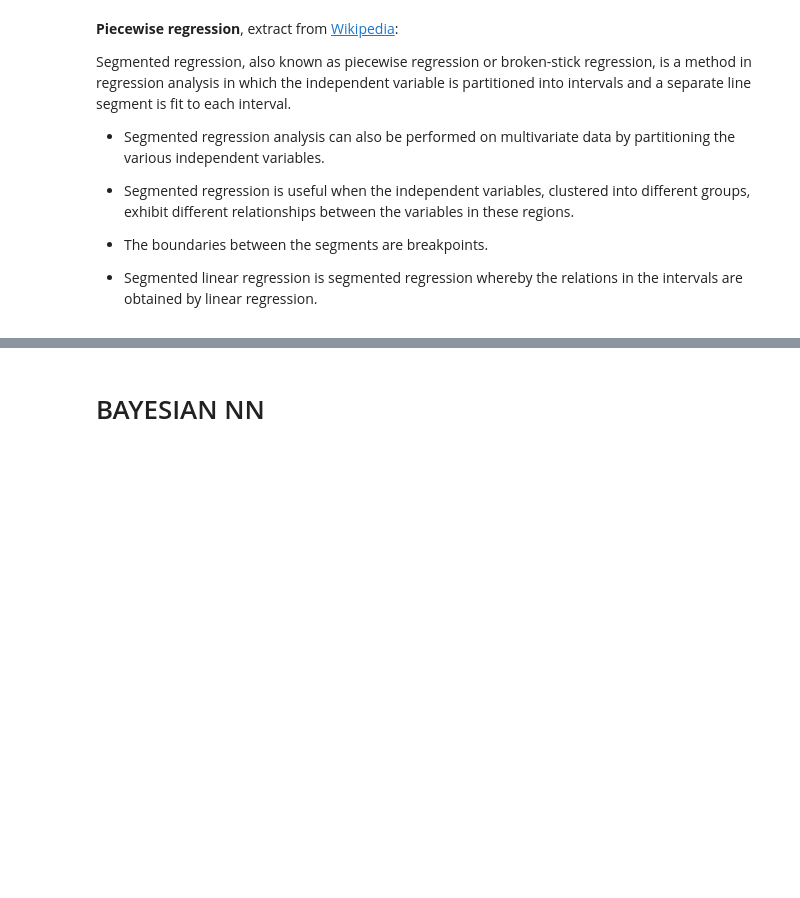
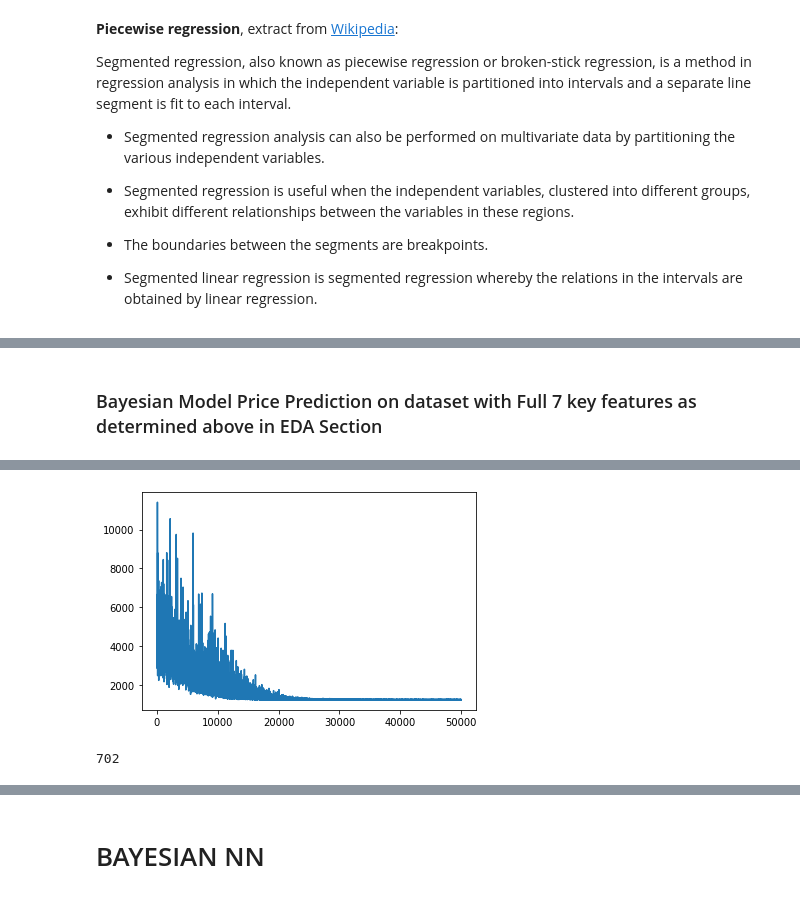
Before and after one commit to rb2022/ET5003_SEM1_2021-2, a Jupyter notebook: ET5003_Kaggle_RobertBarrett_20157347.ipynb, the cells around one changed output, grey strips where cells are left out. Saved outputs shown, nothing was run; the diff lists cells and outputs as text; code cells hidden in the pictures; blank space fills up the shorter version.

```diff
--- a/ET5003_Kaggle_RobertBarrett_20157347.ipynb
+++ b/ET5003_Kaggle_RobertBarrett_20157347.ipynb
@@ -839,0 +828,4 @@ Your comments, explanation, and references here.
+# %%
+df_train['Price'] = train_data['Price'] # put original pice back in the dataset
+# %% [markdown]
+### Bayesian Model Price Prediction on dataset with Full 7 key features as determined above in EDA Section
@@ -839,0 +840,40 @@ Your comments, explanation, and references here.
+# %%
+# Separate training data into target 'y' and predictor 'X' values
+
+# train set, input columns
+X_train = df_subset_train.iloc[:,0:-1].values
+# train set, output column, cost
+y_train = df_subset_train.iloc[:,-1].values.reshape(-1,1)
+
+# test set, input columns
+X_test = df_subset_test.iloc[:,0:].values
+# %%
+# Scale y_train 'price' values
+
+ylog = np.log(y_train.astype('float'))
+yscaler = StandardScaler().fit(ylog)
+y_train = yscaler.transform(ylog)
+# %%
+# model
+with pm.Model() as model:
+    #prior over the parameters of linear regression
+    alpha = pm.Normal('alpha', mu=0, sigma=30)
+    #we have one beta for each column of Xn
+    beta = pm.Normal('beta', mu=0, sigma=30, shape=X_train.shape[1])
+    #prior over the variance of the noise
+    sigma = pm.HalfCauchy('sigma_n', 5)
+    #linear regression model in matrix form
+    mu = alpha + pm.math.dot(beta, X_train.T)
+    #likelihood, be sure that observed is a 1d vector
+    like = pm.Normal('like', mu=mu, sigma=sigma, observed=y_train[:,0])
+# %%
+#number of iterations of the algorithms
+iter = 50000
+
+# run the model
+with model:
+    approximation = pm.fit(iter,method='advi')
+
+# check the convergence
+plt.plot(approximation.hist);
+# %% [output]
@@ -839,0 +882 @@ Your comments, explanation, and references here.
+[figure, added]
@@ -839,0 +886,7 @@ Your comments, explanation, and references here.
+# %%
+# prediction
+ll=np.mean(posterior['alpha']) + np.dot(np.mean(posterior['beta'],axis=0), X_test.T)
+y_pred_BLR = np.exp(yscaler.inverse_transform(ll.reshape(-1,1)))[:,0]
+print(len(y_pred_BLR))
+# %% [output]
+702
```
Also changed, not shown: parts of 29 cells of this notebook.
